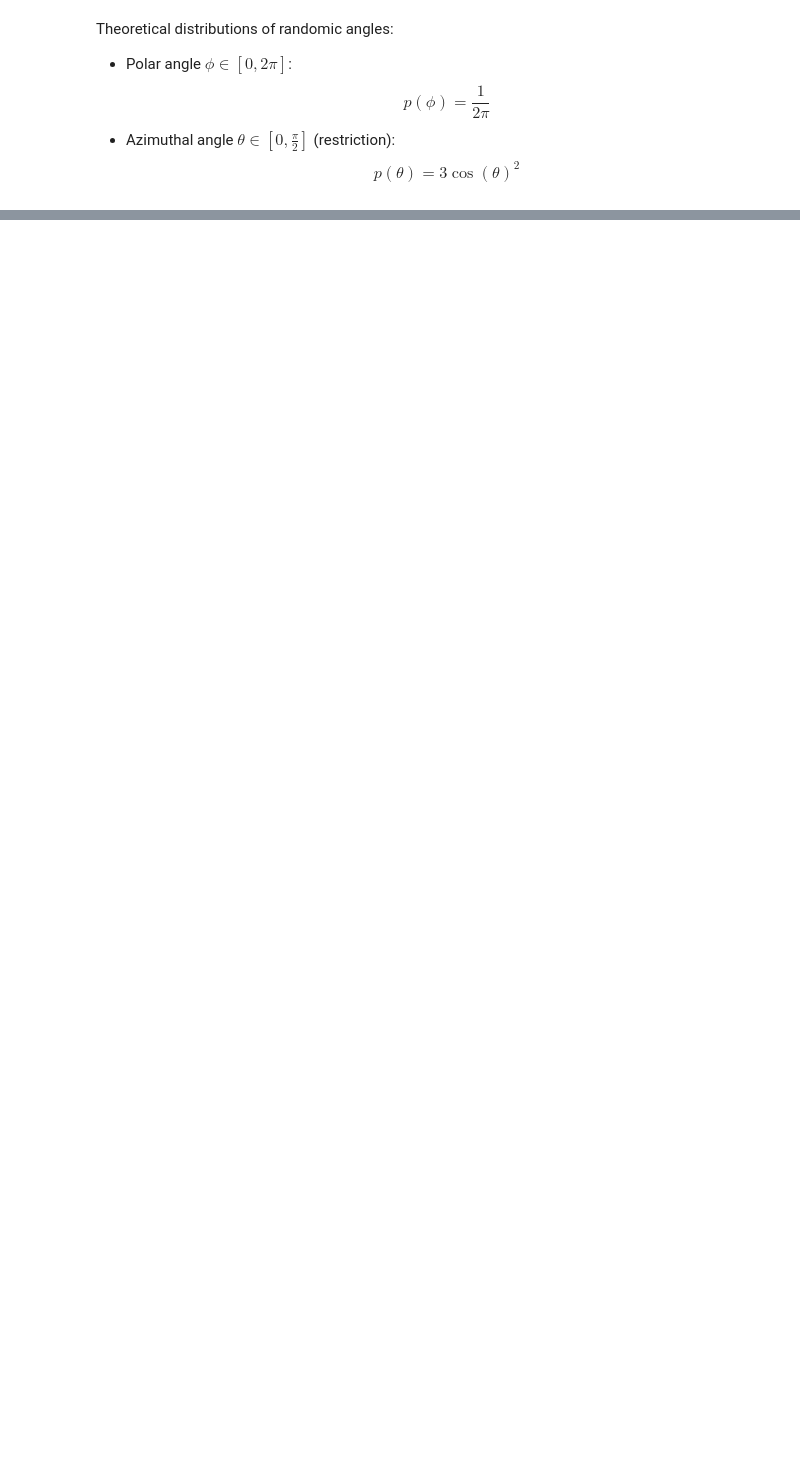
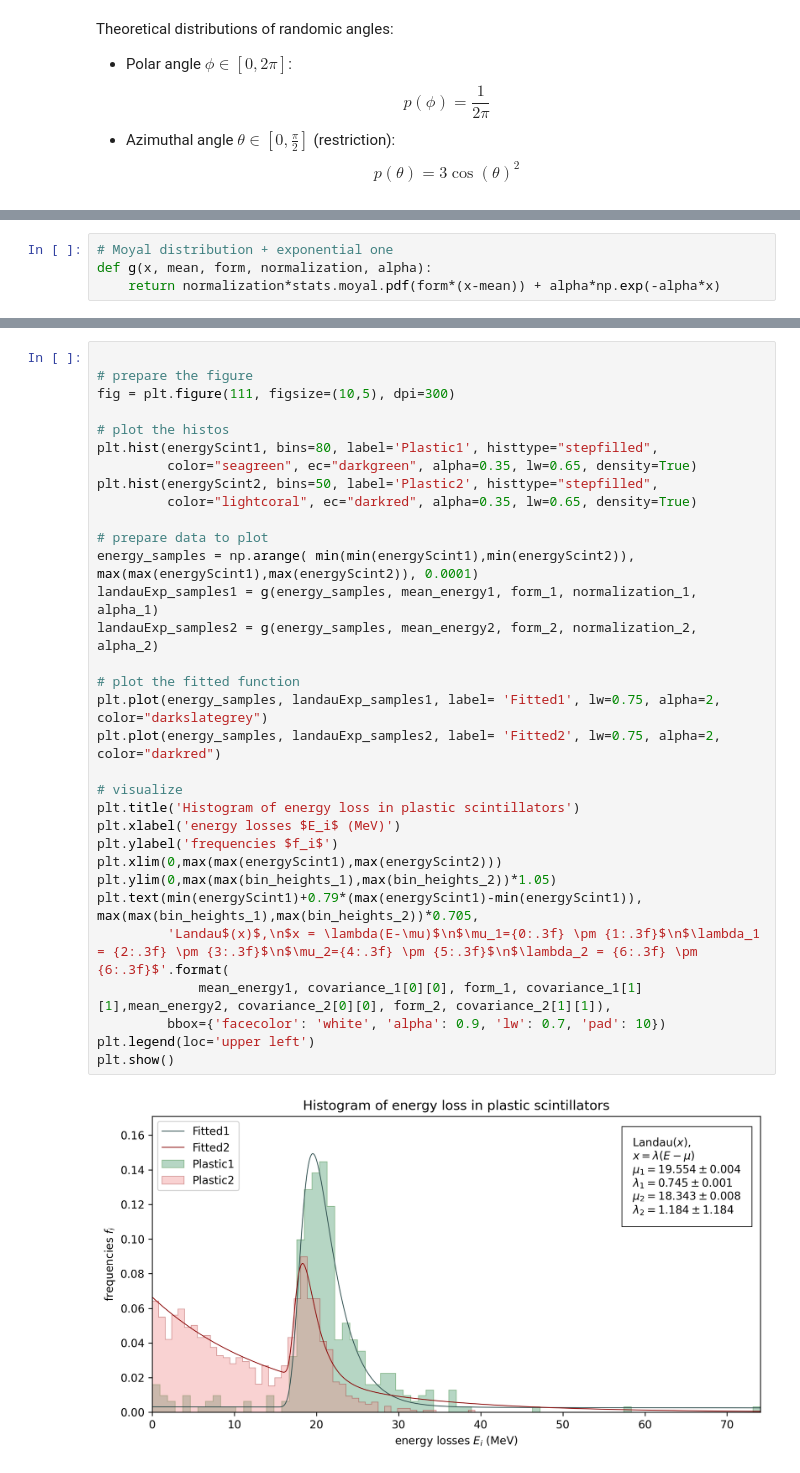
Before and after one commit to emanuelitoss/DreamExperiment, a Jupyter notebook: analysisDreamSimulation/dreamAnalysis.ipynb, the cells around one changed output, grey strips where cells are left out. Drawn from its saved outputs; the diff is of its cells as text; blank space fills up the shorter version.

```diff
--- a/analysisDreamSimulation/dreamAnalysis.ipynb
+++ b/analysisDreamSimulation/dreamAnalysis.ipynb
@@ -134,0 +165,4 @@ plt.show()
+# %%
+# Moyal distribution + exponential one
+def g(x, mean, form, normalization, alpha):
+    return normalization*stats.moyal.pdf(form*(x-mean)) + alpha*np.exp(-alpha*x)
@@ -134,0 +206,34 @@ plt.show()
+# %%
+
+# prepare the figure
+fig = plt.figure(111, figsize=(10,5), dpi=300)
+
+# plot the histos
+plt.hist(energyScint1, bins=80, label='Plastic1', histtype="stepfilled",
+         color="seagreen", ec="darkgreen", alpha=0.35, lw=0.65, density=True)
+plt.hist(energyScint2, bins=50, label='Plastic2', histtype="stepfilled",
+         color="lightcoral", ec="darkred", alpha=0.35, lw=0.65, density=True)
+
+# prepare data to plot
+energy_samples = np.arange( min(min(energyScint1),min(energyScint2)), max(max(energyScint1),max(energyScint2)), 0.0001)
+landauExp_samples1 = g(energy_samples, mean_energy1, form_1, normalization_1, alpha_1)
+landauExp_samples2 = g(energy_samples, mean_energy2, form_2, normalization_2, alpha_2)
+
+# plot the fitted function
+plt.plot(energy_samples, landauExp_samples1, label= 'Fitted1', lw=0.75, alpha=2, color="darkslategrey")
+plt.plot(energy_samples, landauExp_samples2, label= 'Fitted2', lw=0.75, alpha=2, color="darkred")
+
+# visualize
+plt.title('Histogram of energy loss in plastic scintillators')
+plt.xlabel('energy losses $E_i$ (MeV)')
+plt.ylabel('frequencies $f_i$')
+plt.xlim(0,max(max(energyScint1),max(energyScint2)))
+plt.ylim(0,max(max(bin_heights_1),max(bin_heights_2))*1.05)
+plt.text(min(energyScint1)+0.79*(max(energyScint1)-min(energyScint1)), max(max(bin_heights_1),max(bin_heights_2))*0.705,
+         'Landau$(x)$,\n$x = \lambda(E-\mu)$\n$\mu_1={0:.3f} \pm {1:.3f}$\n$\lambda_1 = {2:.3f} \pm {3:.3f}$\n$\mu_2={4:.3f} \pm {5:.3f}$\n$\lambda_2 = {6:.3f} \pm {6:.3f}$'.format(
+             mean_energy1, covariance_1[0][0], form_1, covariance_1[1][1],mean_energy2, covariance_2[0][0], form_2, covariance_2[1][1]),
+         bbox={'facecolor': 'white', 'alpha': 0.9, 'lw': 0.7, 'pad': 10})
+plt.legend(loc='upper left')
+plt.show()
+# %% [output]
+[figure, added]
```
Also changed, not shown: parts of 22 cells of this notebook, 7 other files.
